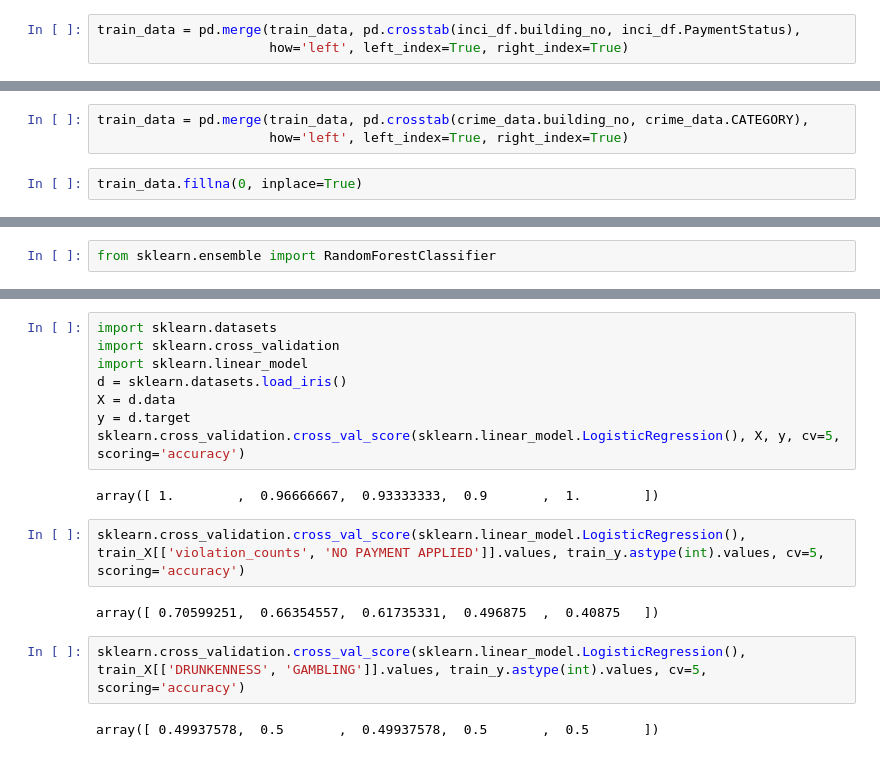
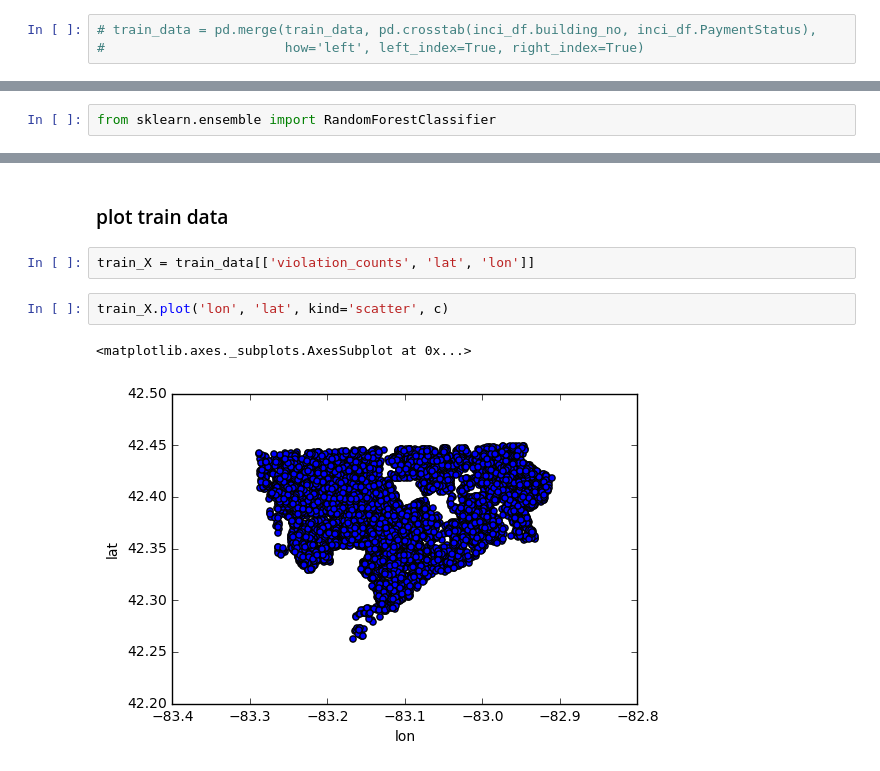
Before and after one commit to crazycodingcat/datasci_course_materials, a Jupyter notebook: capstone/blight/model.ipynb, the cells around one changed output, grey strips where cells are left out. Saved outputs shown, nothing was run; the diff lists cells and outputs as text.

```diff
--- a/capstone/blight/model.ipynb
+++ b/capstone/blight/model.ipynb
@@ -295,3 +201,3 @@ array(['PARTIAL PAYMENT MADE', 'NO PAYMENT APPLIED', 'PAID IN FULL',
 # %%
-train_data = pd.merge(train_data, pd.crosstab(inci_df.building_no, inci_df.PaymentStatus),
-                      how='left', left_index=True, right_index=True)
+# train_data = pd.merge(train_data, pd.crosstab(inci_df.building_no, inci_df.PaymentStatus),
+#                       how='left', left_index=True, right_index=True)
@@ -376,8 +249,3 @@ crime_data = crime_data[mask]
 print original_size - crime_data.shape[0]
 # %% [output]
 572
-# %%
-train_data = pd.merge(train_data, pd.crosstab(crime_data.building_no, crime_data.CATEGORY),
-                      how='left', left_index=True, right_index=True)
-# %%
-train_data.fillna(0, inplace=True)
@@ -458,18 +306,9 @@ sorted(zip(model2.feature_importances_, train_X.columns), reverse=True, )
-# %%
-import sklearn.datasets
-import sklearn.cross_validation
-import sklearn.linear_model
-d = sklearn.datasets.load_iris()
-X = d.data
-y = d.target
-sklearn.cross_validation.cross_val_score(sklearn.linear_model.LogisticRegression(), X, y, cv=5, scoring='accuracy')
-# %% [output]
-array([ 1.        ,  0.96666667,  0.93333333,  0.9       ,  1.        ])
-# %%
-sklearn.cross_validation.cross_val_score(sklearn.linear_model.LogisticRegression(), train_X[['violation_counts', 'NO PAYMENT APPLIED']].values, train_y.astype(int).values, cv=5, scoring='accuracy')
-# %% [output]
-array([ 0.70599251,  0.66354557,  0.61735331,  0.496875  ,  0.40875   ])
-# %%
-sklearn.cross_validation.cross_val_score(sklearn.linear_model.LogisticRegression(), train_X[['DRUNKENNESS', 'GAMBLING']].values, train_y.astype(int).values, cv=5, scoring='accuracy')
-# %% [output]
-array([ 0.49937578,  0.5       ,  0.49937578,  0.5       ,  0.5       ])
+# %% [markdown]
+### plot train data
+# %%
+train_X = train_data[['violation_counts', 'lat', 'lon']]
+# %%
+train_X.plot('lon', 'lat', kind='scatter', c)
+# %% [output]
+<matplotlib.axes._subplots.AxesSubplot at 0x...>
+[figure, added]
```
Also changed, not shown: parts of 110 cells of this notebook, 2 other files.
